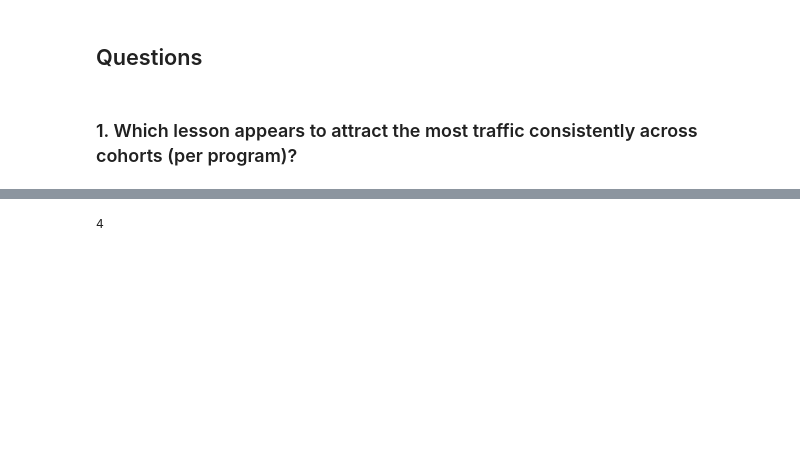
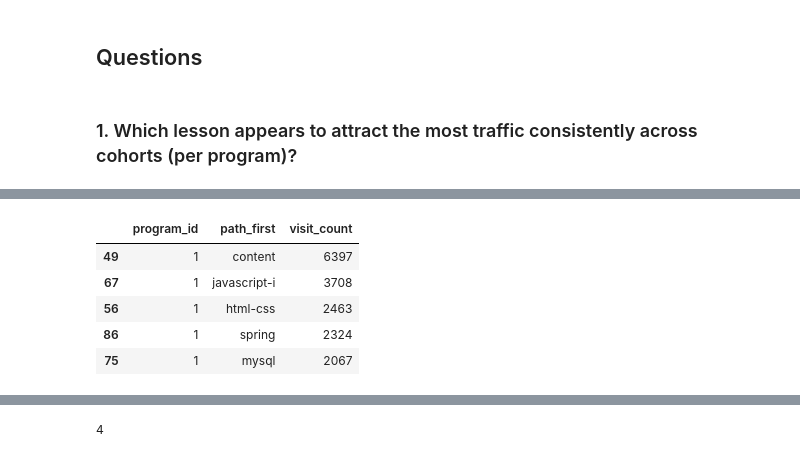
Before and after one commit to project-curriculum/curriculum, a Jupyter notebook: Final_Notebook.ipynb, the cells around one changed output, grey strips where cells are left out. Saved outputs shown, nothing was run; the diff lists cells and outputs as text; code cells hidden in the pictures; blank space fills up the shorter version.

```diff
--- a/Final_Notebook.ipynb
+++ b/Final_Notebook.ipynb
@@ -112,0 +156,14 @@ df1.head()
+# %%
+# Sort the DataFrame by 'program_id' and 'visit_count' to get the top 10 most visited lessons per program
+traffic_program_sorted = traffic_program.sort_values(['program_id', 'visit_count'], ascending=[True, False])
+traffic_program_full_path = traffic_program_sorted.copy()
+
+# traffic_program_sorted['path'] = traffic_program_sorted['path'].str[:15]
+traffic_program_sorted.head()
+# %% [output]
+|  | program_id | path_first | visit_count |
+| 49 | 1 | content | 6397 |
+| 67 | 1 | javascript-i | 3708 |
+| 56 | 1 | html-css | 2463 |
+| 86 | 1 | spring | 2324 |
+| 75 | 1 | mysql | 2067 |
```
Also changed, not shown: parts of 6 cells of this notebook.
